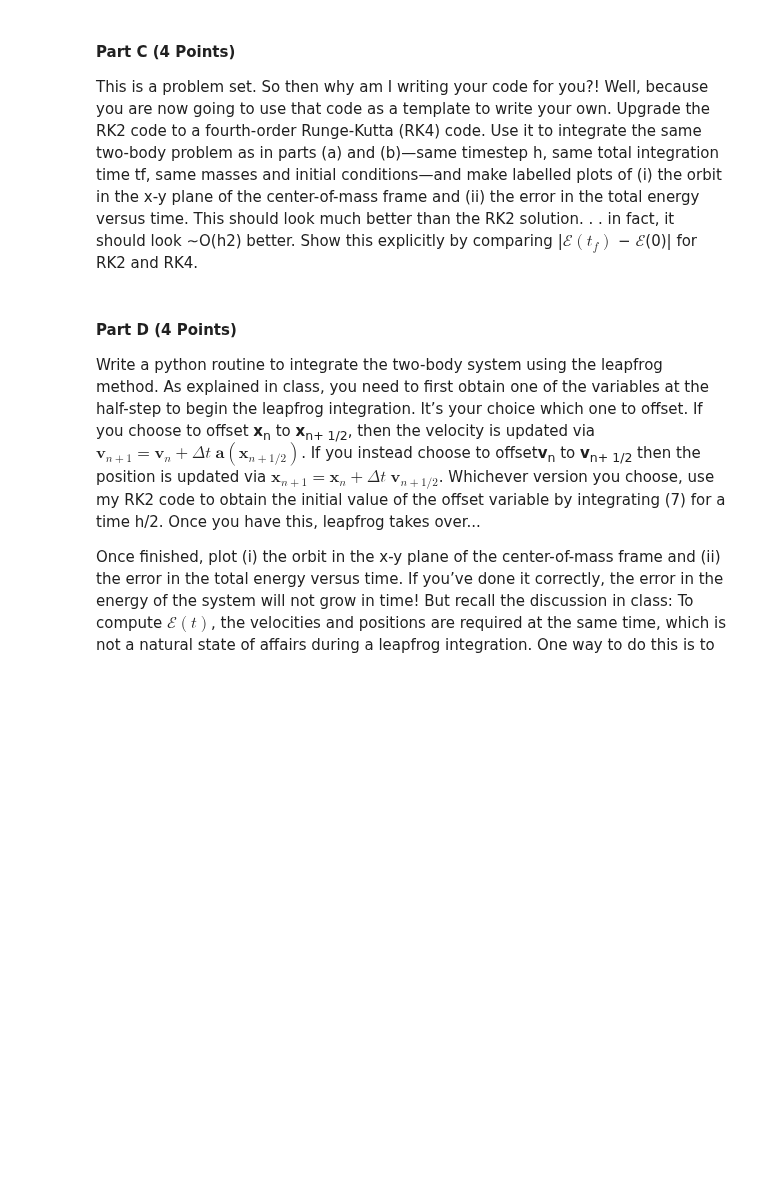
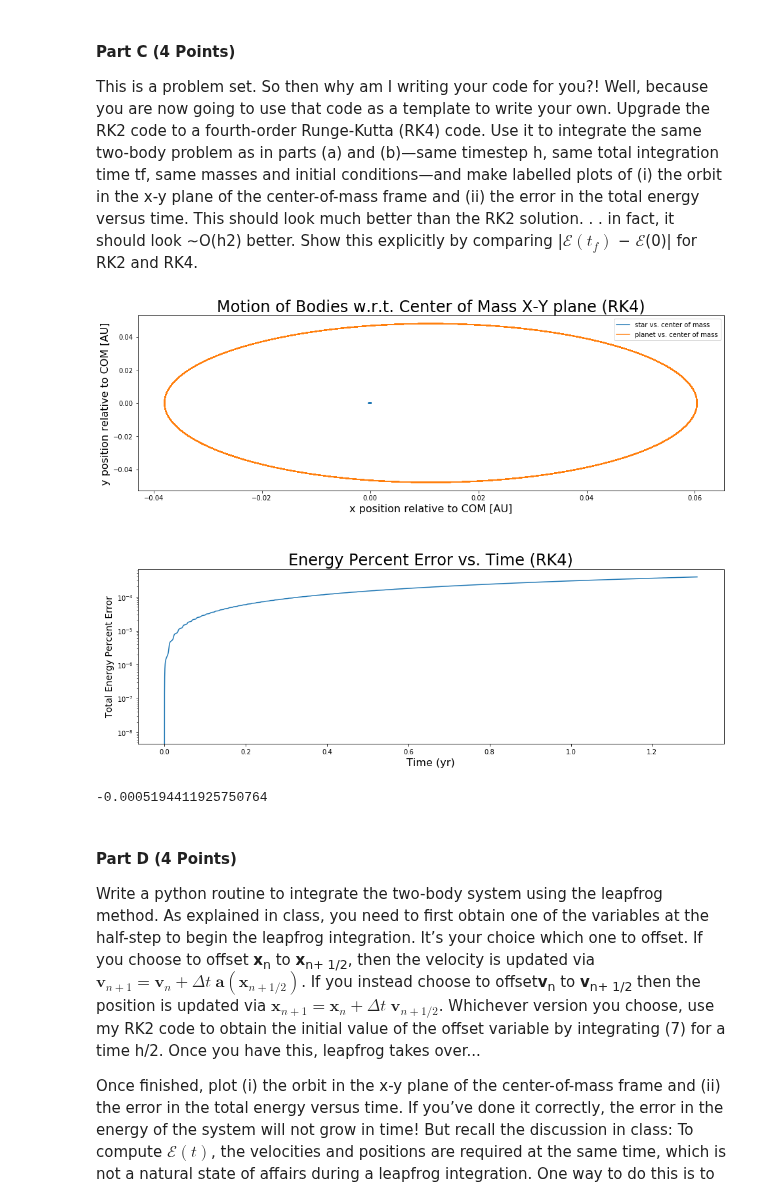
Before and after one commit to m4ese/astroResearchMethods, a Jupyter notebook: Forese_Slav_Assignment_4.ipynb, the cells around one changed output. Drawn from its saved outputs; the diff is of its cells as text; code cells hidden in the pictures; blank space fills up the shorter version.

```diff
--- a/edits_to_4_new.ipynb
+++ b/Forese_Slav_Assignment_4.ipynb
@@ -816,3 +929,53 @@ This is a problem set. So then why am I writing your code for you?! Well, becaus
+# %%
+fig = plt.figure(figsize = (16,12))
+
+x_cms = np.zeros(len(x))
+y_cms = np.zeros(len(y))
+x_1 = np.zeros(len(x))
+x_0 = np.zeros(len(x))
+y_1 = np.zeros(len(y))
+y_0 = np.zeros(len(y))
+
+for i in range(len(x)):
+    x_cms[i] = (1 /(ms+mp))*(ms*x[i,1] + mp*x[i,0])
+    y_cms[i] = (1 /(ms+mp))*(ms*y[i,1] + mp*y[i,0])
+    x_1[i] = x[i,1]
+    x_0[i] = x[i,0]
+    y_1[i] = y[i,1]
+    y_0[i] = y[i,0]
+
+errors_RK4 = abs(enrg-enrg[0])
+ax= plt.subplot(211)
+
+#ax.plot(x[:,0],y[:,0],label = 'star')
+#ax.plot(x[:,1],y[:,1],label = 'planet')
+ax.plot(x_1-x_cms,y_1-y_cms,label = 'star vs. center of mass')
+ax.plot(x_0-x_cms,y_0-y_cms,label = 'planet vs. center of mass')
+
+ax.set_xlabel('x position relative to COM [AU]',fontsize = 16)
+ax.set_ylabel('y position relative to COM [AU]',fontsize = 16)
+ax.set_title('Motion of Bodies w.r.t. Center of Mass X-Y plane (RK4)',fontsize = 24)
+#ax.legend()
+plt.legend()
+ax = plt.subplot(212)
+
+#taking the absolute value of energy since all of the values are negative (as it should \
+#be for a bound orbit)
+ax.semilogy(t,abs(enrg-enrg[0])/abs(enrg[0]))
+ax.set_xlabel('Time (yr)',fontsize = 16)
+ax.set_ylabel('Total Energy Percent Error',fontsize = 14)
+ax.set_title('Energy Percent Error vs. Time (RK4)', fontsize = 24)
+
+fig.subplots_adjust(hspace = 0.45)
+
+plt.show()
+# %% [output]
+[figure, added]
+# %%
+diff_final_error = (errors_RK2-errors_RK4)[len(errors_RK2)-1]
+print(diff_final_error)
+# %% [output]
+-0.0005194411925750764
 # %% [markdown]
 #### Part D (4 Points)
 
```
Also changed, not shown: parts of 4 cells of this notebook.
